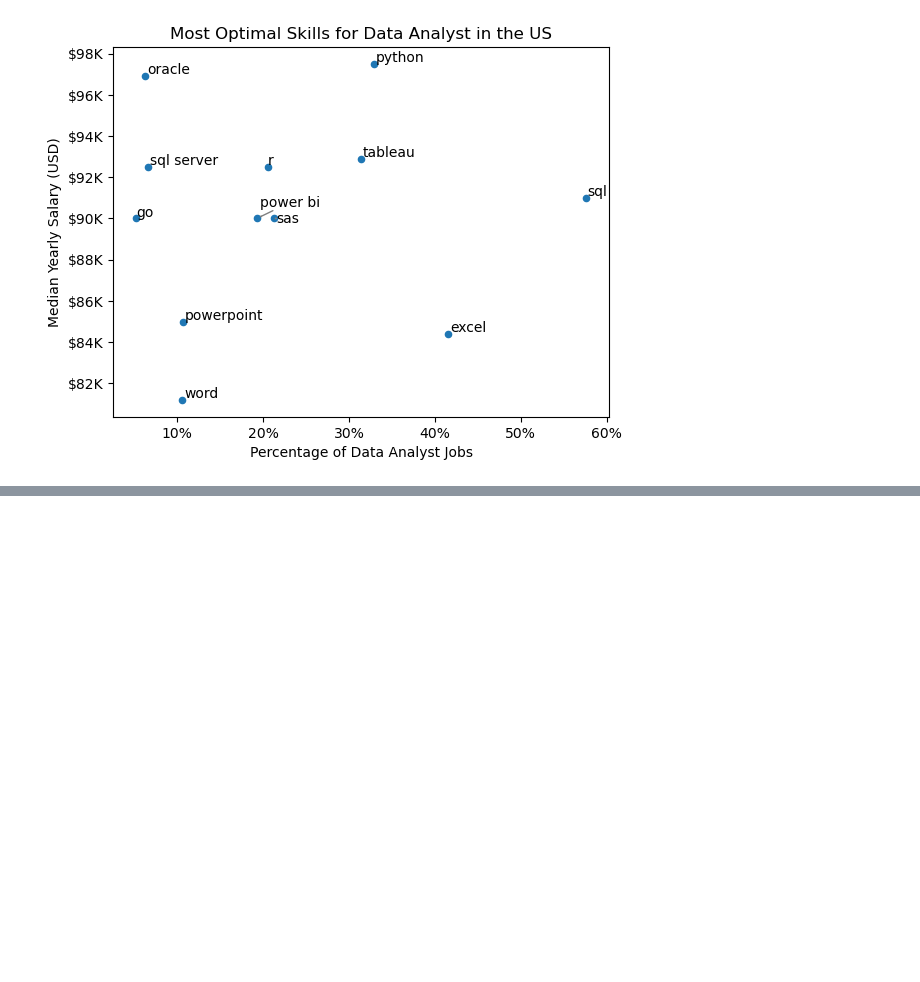
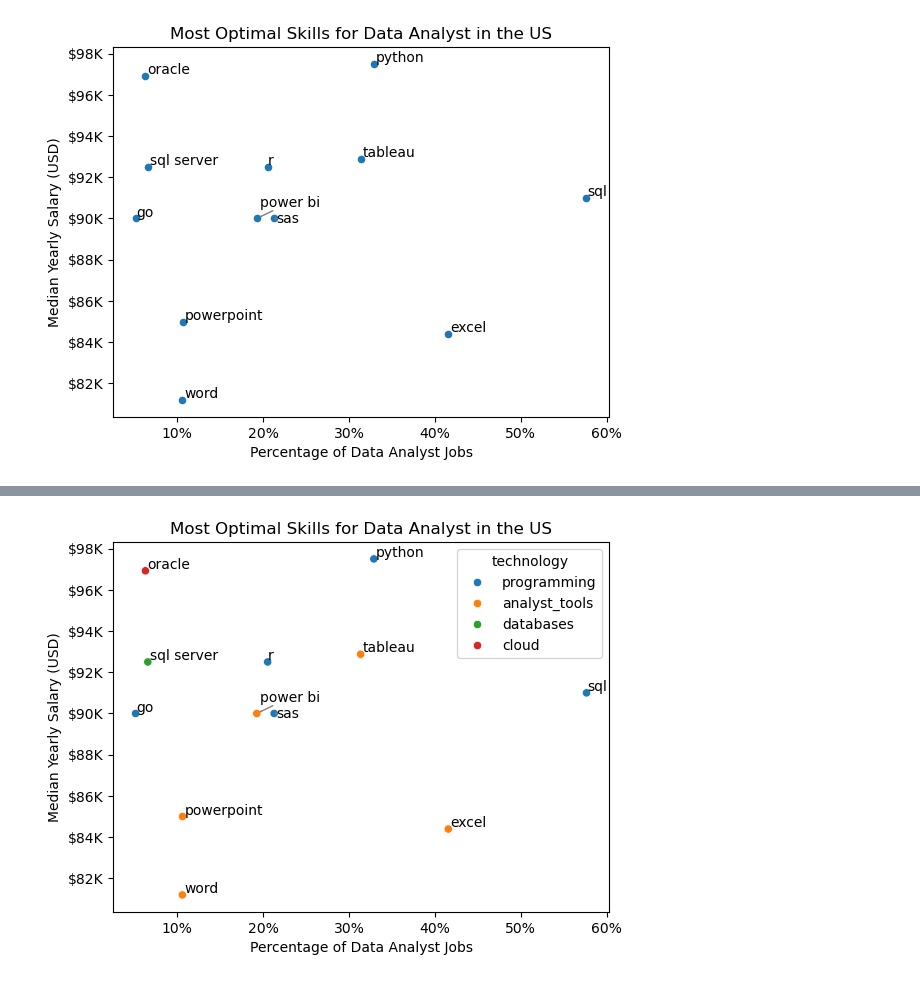
Before and after one commit to ckiurire/Analysis-for-Data-Jobs, a Jupyter notebook: 5_Optimal_Skills.ipynb, the cells around one changed output, grey strips where cells are left out. Cells and saved outputs as stored; diff of their text form; code cells hidden in the pictures; blank space fills up the shorter version.

```diff
--- a/5_Optimal_Skills.ipynb
+++ b/5_Optimal_Skills.ipynb
@@ -59,3 +59,28 @@ from matplotlib.ticker import PercentFormatter
 ax.xaxis.set_major_formatter(PercentFormatter(decimals=0))
 # %% [output]
 [figure]
+# %%
+df_technology = df['job_type_skills'].copy()
+
+# remove duplicates
+df_technology = df_technology.drop_duplicates()
+
+# remove NaN values
+df_technology = df_technology.dropna()
+
+# combine all dictionaries into one
+technology_dict = {}
+for row in df_technology:
+    row_dict = ast.literal_eval(row)  # convert string to dictionary
+
+    for key, value in row_dict.items():
+        if key in technology_dict:  # if key already exists in technology_dict, add value to existing value
+            technology_dict[key] += value
+        else:                       # if key does not exist in technology_dict, add key and value
+            technology_dict[key] = value
+
+# remove duplicates by converting values to set then back to list
+for key, value in technology_dict.items():
+    technology_dict[key] = list(set(value))
+
+technology_dict
@@ -61,0 +105,6 @@ ax.xaxis.set_major_formatter(PercentFormatter(decimals=0))
+# %%
+df_technology = pd.DataFrame(list(technology_dict.items()),columns=("technology","skills"))
+df_technology = df_technology.explode("skills")
+# %%
+df_plot = df_DA_skills_high_demand.merge(df_technology,left_on="job_skills",right_on="skills")
+df_plot
@@ -61,0 +126,15 @@ ax.xaxis.set_major_formatter(PercentFormatter(decimals=0))
+# %%
+sns.scatterplot(data=df_plot,x="skill_percent",y="median_salary",hue="technology")
+texts = []
+for i,txt in enumerate(df_DA_skills_high_demand.index):
+    texts.append(plt.text(df_DA_skills_high_demand["skill_percent"].iloc[i],df_DA_skills_high_demand["median_salary"].iloc[i],txt))
+adjust_text(texts,arrowprops=dict(arrowstyle="->",color="gray"))
+plt.title("Most Optimal Skills for Data Analyst in the US")
+plt.ylabel("Median Yearly Salary (USD)")
+plt.xlabel("Percentage of Data Analyst Jobs")
+ax = plt.gca()
+ax.yaxis.set_major_formatter(plt.FuncFormatter(lambda x, pos: f"${int(x/1000)}K"))
+from matplotlib.ticker import PercentFormatter
+ax.xaxis.set_major_formatter(PercentFormatter(decimals=0))
+# %% [output]
+[figure, added]
```
Also changed, not shown: parts of 2 cells of this notebook, 4 other files.
